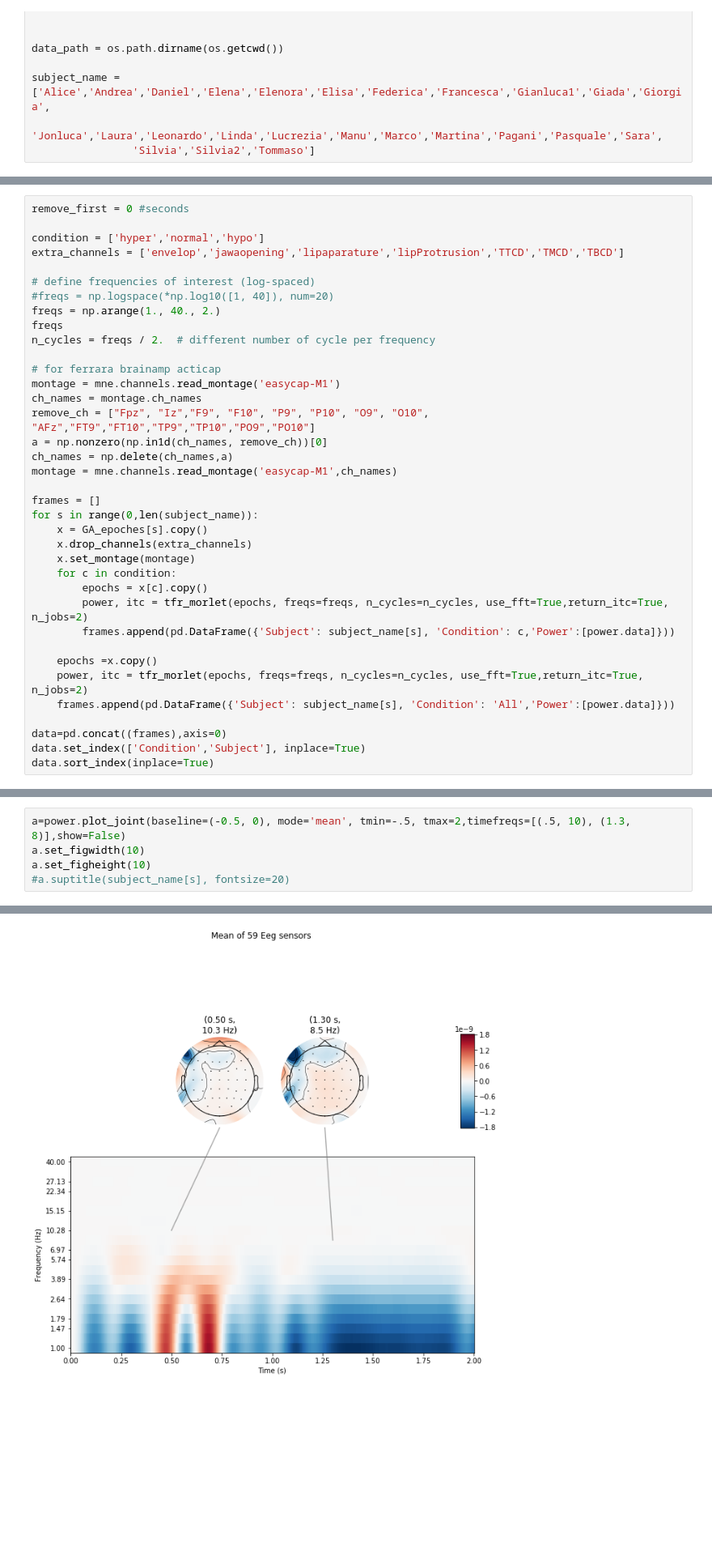
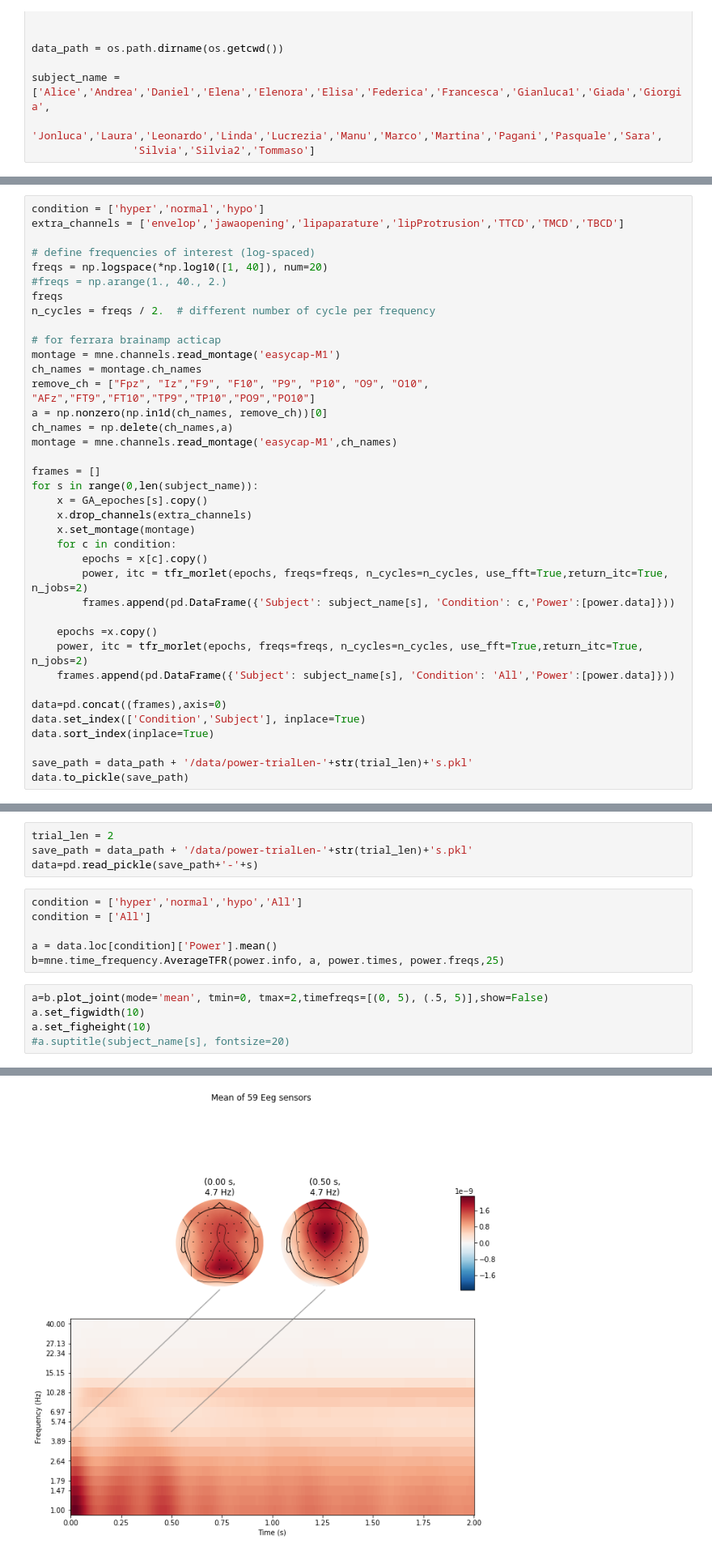
Before and after one commit to sankar-mukherjee/entrainment_python, a Jupyter notebook: Epoching.ipynb, the cells around one changed output, grey strips where cells are left out. Shown at 81% size. Drawn from its saved outputs; the diff is of its cells as text; blank space fills up the shorter version.

```diff
--- a/Epoching.ipynb
+++ b/Epoching.ipynb
@@ -49,12 +53,10 @@ Not setting metadata
 # %%
-remove_first = 0 #seconds
-
 condition = ['hyper','normal','hypo']
 extra_channels = ['envelop','jawaopening','lipaparature','lipProtrusion','TTCD','TMCD','TBCD']
 
 # define frequencies of interest (log-spaced)
-#freqs = np.logspace(*np.log10([1, 40]), num=20)
-freqs = np.arange(1., 40., 2.)
+freqs = np.logspace(*np.log10([1, 40]), num=20)
+#freqs = np.arange(1., 40., 2.)
 freqs
 n_cycles = freqs / 2.  # different number of cycle per frequency
 
@@ -83,5 +85,8 @@ for s in range(0,len(subject_name)):
 data=pd.concat((frames),axis=0)
 data.set_index(['Condition','Subject'], inplace=True)
 data.sort_index(inplace=True)
+
+save_path = data_path + '/data/power-trialLen-'+str(trial_len)+'s.pkl'
+data.to_pickle(save_path)
 # %% [output]
 [Parallel(n_jobs=2)]: Done  14 tasks      | elapsed:    2.9s
@@ -109,5 +111,15 @@ a.shape
+# %%
+trial_len = 2
+save_path = data_path + '/data/power-trialLen-'+str(trial_len)+'s.pkl'
+data=pd.read_pickle(save_path+'-'+s)
+# %%
+condition = ['hyper','normal','hypo','All']
+condition = ['All']
+
+a = data.loc[condition]['Power'].mean()
+b=mne.time_frequency.AverageTFR(power.info, a, power.times, power.freqs,25)
 # %%
-a=power.plot_joint(baseline=(-0.5, 0), mode='mean', tmin=-.5, tmax=2,timefreqs=[(.5, 10), (1.3, 8)],show=False)
+a=b.plot_joint(mode='mean', tmin=0, tmax=2,timefreqs=[(0, 5), (.5, 5)],show=False)
 a.set_figwidth(10)
 a.set_figheight(10)
 #a.suptitle(subject_name[s], fontsize=20)
@@ -118 +130 @@ No baseline correction applied
-[figure, old version]
+[figure, new version]
```
Also changed, not shown: parts of 12 cells of this notebook.
